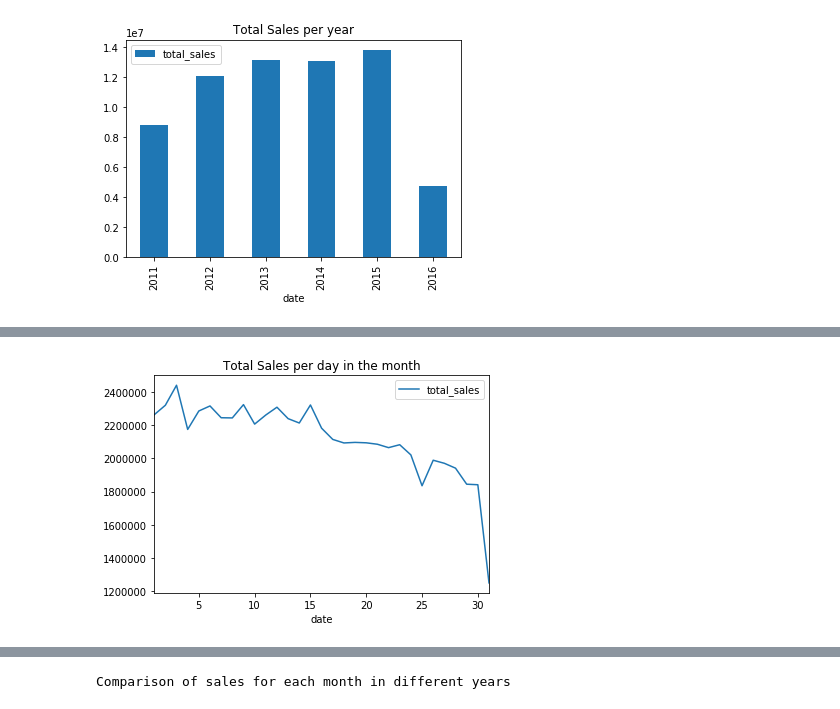
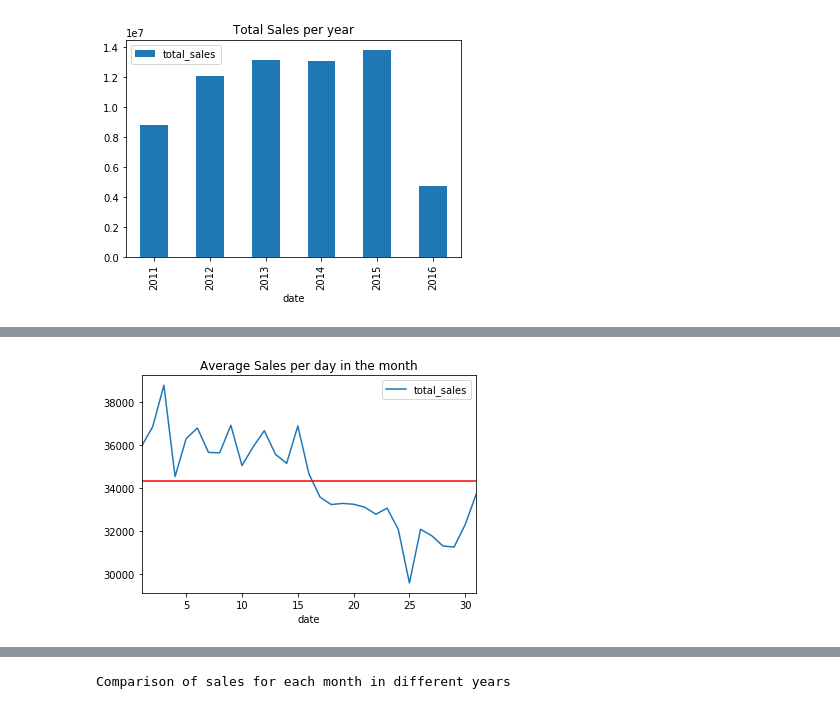
Before and after one commit to rka97/BigDataM5Project, a Jupyter notebook: code/data_exploration.ipynb, the cells around one changed output, grey strips where cells are left out. Saved outputs shown, nothing was run; the diff lists cells and outputs as text; code cells hidden in the pictures.

```diff
--- a/code/data_exploration.ipynb
+++ b/code/data_exploration.ipynb
@@ -154,7 +155,7 @@ SNAP days for each month across the years for all the states
 # %% [markdown]
 ## Read and explore sales_train_validation.csv
 # %%
-sales = pd.read_csv('data/sales_train_validation.csv')
+sales = pd.read_csv('../data/sales_train_validation.csv')
 print("Sales Data Sample")
 sales.head()
 # %% [output]
@@ -418,6 +427,7 @@ plt.savefig("Total Sales per month.pdf", bbox_inches = 'tight')
 # %%
-sales_ts.groupby(sales_ts.index.day).sum().plot()
-plt.title("Total Sales per day in the month")
-plt.savefig("Total Sales per day in the month.pdf")
+sales_ts.groupby(sales_ts.index.day).mean().plot()
+plt.axhline(sales_ts.total_sales.mean(), color='r')
+plt.title("Average Sales per day in the month")
+plt.savefig("Average Sales per day in the month.pdf")
 # %% [output]
-[figure, old version]
+[figure, new version]
```
Also changed, not shown: parts of 45 cells of this notebook, 53 other files.
